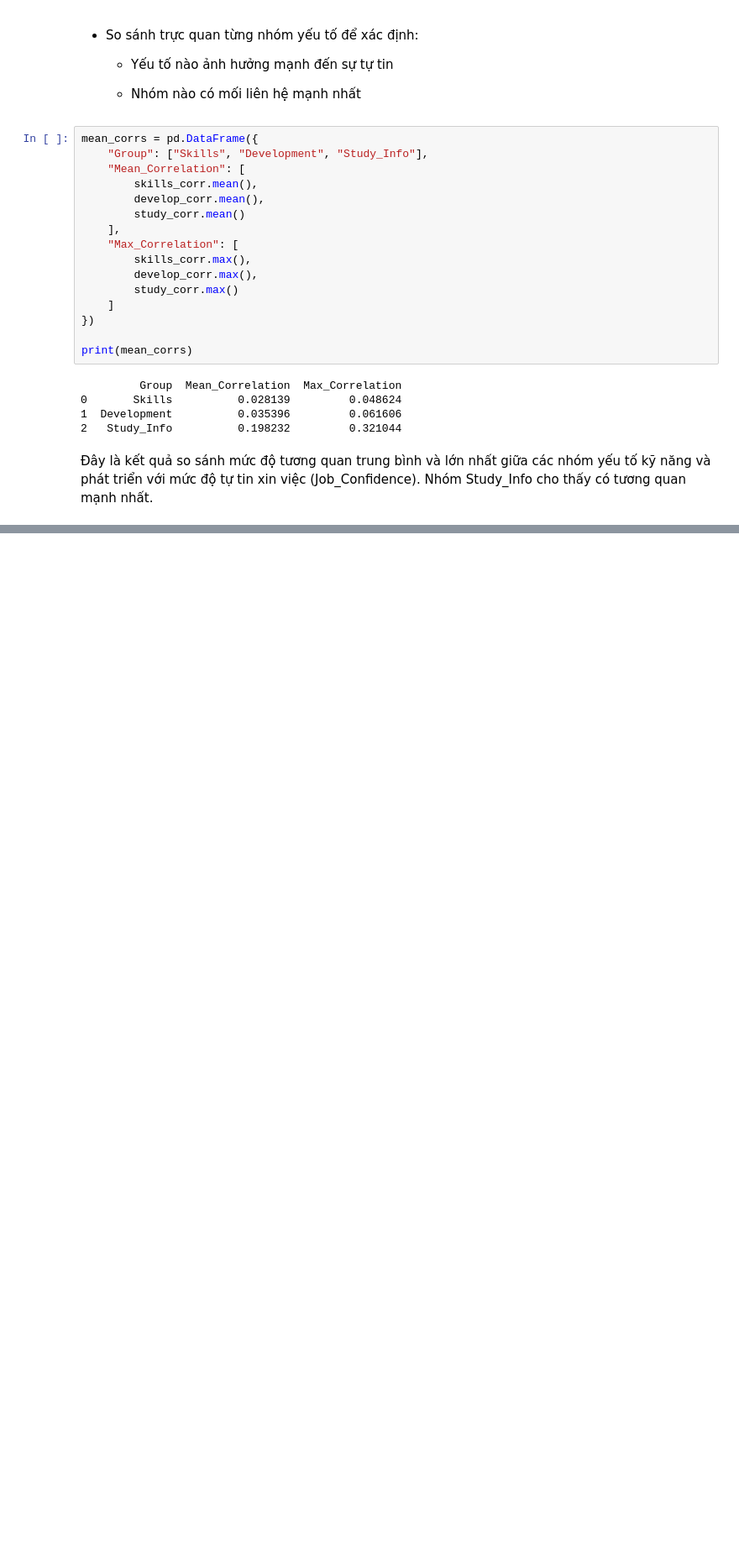
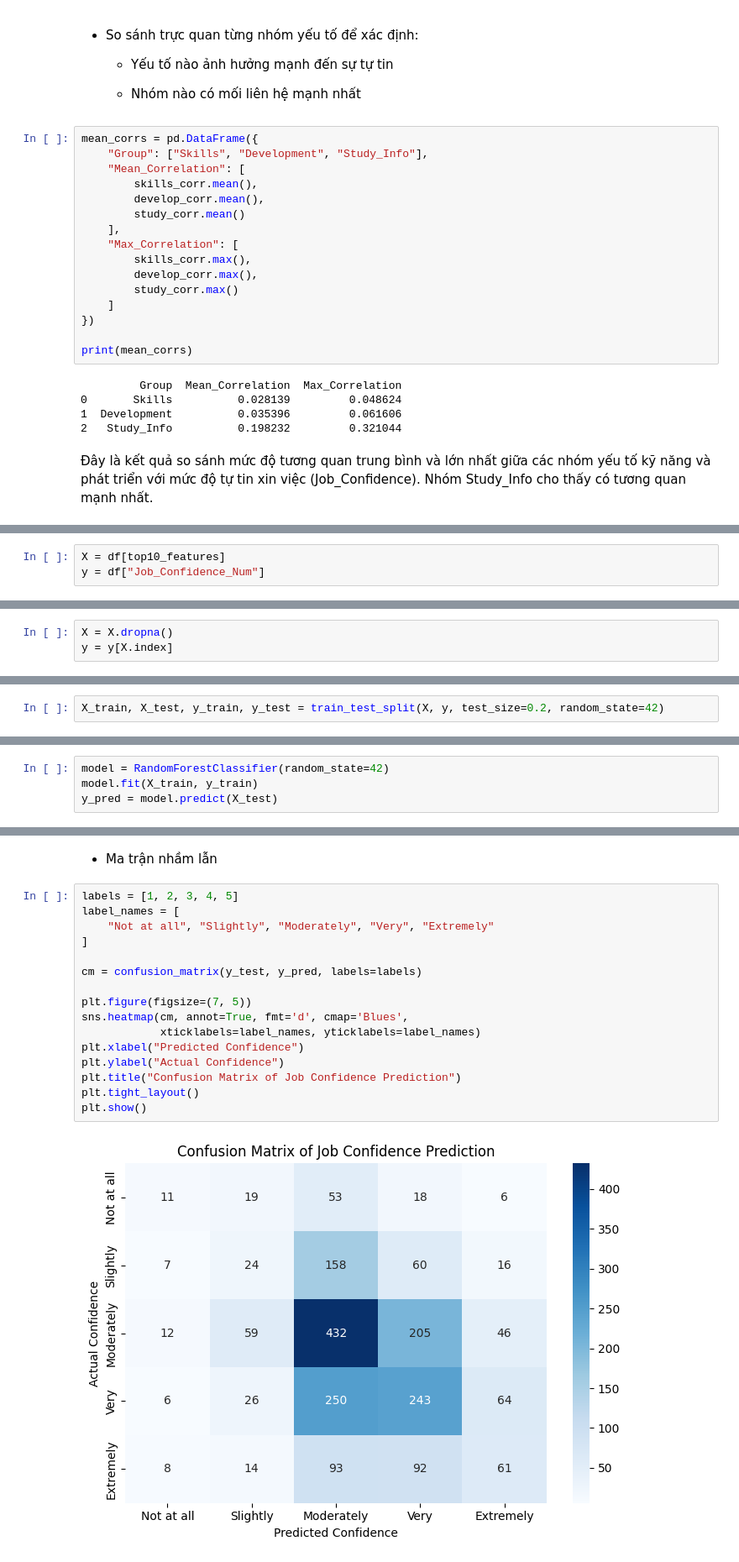
Before and after one commit to mnguyt25/quan-ly-thu-vien, a Jupyter notebook: Bai 50/project50.ipynb, the cells around one changed output, grey strips where cells are left out. Shown at 84% size. Saved outputs shown, nothing was run; the diff lists cells and outputs as text; blank space fills up the shorter version.

```diff
--- a/Bai 50/project50.ipynb
+++ b/Bai 50/project50.ipynb
@@ -10519,0 +10531,3 @@ Nhóm Study_Info cho thấy có tương quan mạnh nhất.
+# %%
+X = df[top10_features]
+y = df["Job_Confidence_Num"]
@@ -10519,0 +10536,3 @@ Nhóm Study_Info cho thấy có tương quan mạnh nhất.
+# %%
+X = X.dropna()
+y = y[X.index]
@@ -10519,0 +10541,2 @@ Nhóm Study_Info cho thấy có tương quan mạnh nhất.
+# %%
+X_train, X_test, y_train, y_test = train_test_split(X, y, test_size=0.2, random_state=42)
@@ -10519,0 +10545,4 @@ Nhóm Study_Info cho thấy có tương quan mạnh nhất.
+# %%
+model = RandomForestClassifier(random_state=42)
+model.fit(X_train, y_train)
+y_pred = model.predict(X_test)
@@ -10519,0 +10571,20 @@ Nhóm Study_Info cho thấy có tương quan mạnh nhất.
+# %% [markdown]
+* Ma trận nhầm lẫn
+# %%
+labels = [1, 2, 3, 4, 5]
+label_names = [
+    "Not at all", "Slightly", "Moderately", "Very", "Extremely"
+]
+
+cm = confusion_matrix(y_test, y_pred, labels=labels)
+
+plt.figure(figsize=(7, 5))
+sns.heatmap(cm, annot=True, fmt='d', cmap='Blues',
+            xticklabels=label_names, yticklabels=label_names)
+plt.xlabel("Predicted Confidence")
+plt.ylabel("Actual Confidence")
+plt.title("Confusion Matrix of Job Confidence Prediction")
+plt.tight_layout()
+plt.show()
+# %% [output]
+[figure, added]
```
Also changed, not shown: parts of 12 cells of this notebook, 1 other file.
